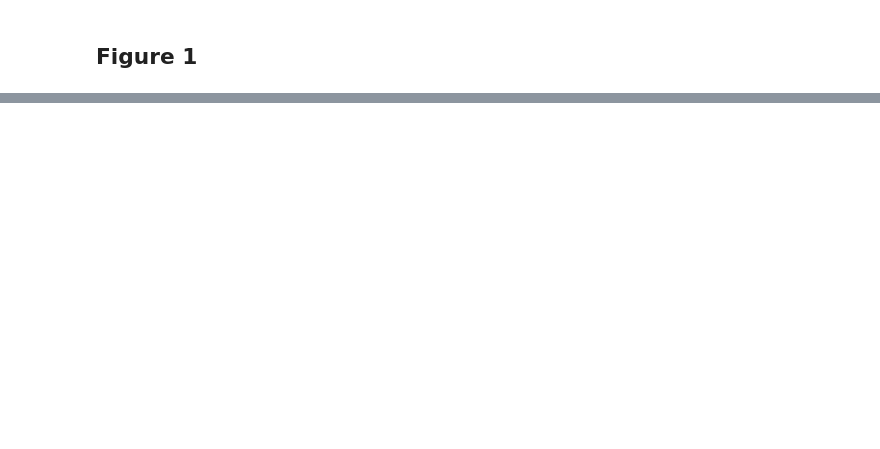
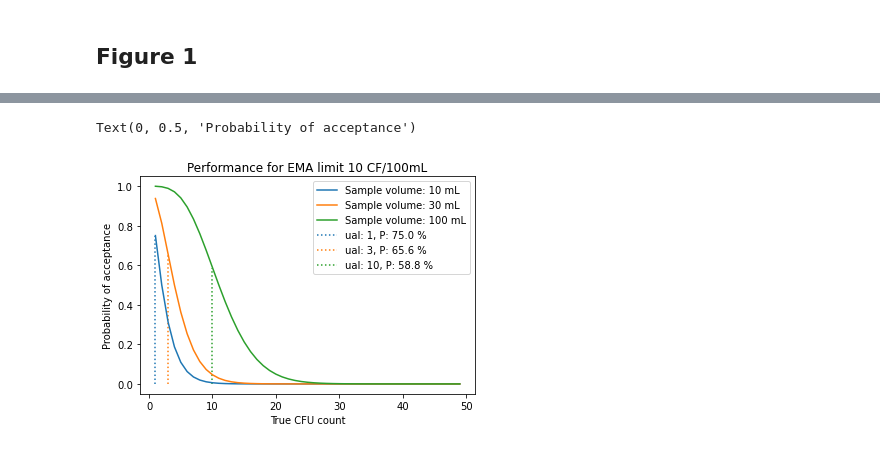
Before and after one commit to MoritzImendoerffer/bioburden_limits, a Jupyter notebook: yang_2013.ipynb, the cells around one changed output, grey strips where cells are left out. Cells and saved outputs as stored; diff of their text form; code cells hidden in the pictures; blank space fills up the shorter version.

```diff
--- a/yang_2013.ipynb
+++ b/yang_2013.ipynb
@@ -45,0 +125,48 @@ Text(0, 0.5, 'Probability')
+# %%
+"""
+This figure is an alternative representation to those from the paper. Results match those from the paper.
+I do not like the representation. It is not intuitive to my understanding.
+"""
+volumes = np.array([10, 30, 100])  # mL
+ual = np.array([1, 3, 10])  # MCU/100mL
+
+fix, ax = plt.subplots(ncols=1)
+xhat = np.arange(1,50)
+#xhat = np.linspace(0, 70, 100)
+true_mu = 10  # CFU/100mL
+var = 2*true_mu
+for i, vol in enumerate(volumes):
+    p_acc_list = []
+    for mu in xhat:
+        var = 2*mu
+        # reparameterize to match scipy's nb function
+        p = mu / var
+        n = mu**2 / (var - mu)  # equivalent to n = mu * p / (1-p)
+        p_adj = p*vol/100
+        p_adj = p
+        nb = stats.nbinom(n=n, p=p_adj)
+        p_acc_list.append(nb.cdf(ual[i]))
+
+    ax.plot(xhat, p_acc_list, label=f'Sample volume: {vol} mL', color=plt.cm.tab10(i))
+    #ax.bar(xhat, nb.pmf(xhat), alpha=0.4)
+    #ax.plot(xhat, nb.sf(xhat), color=plt.cm.tab10(i), linestyle='--', label=f'sample volume: {volumes[i]}')
+    mu = ual[i]
+    var = 2*mu
+    # reparameterize to match scipy's nb function
+    p = mu / var
+    n = mu**2 / (var - mu)  # equivalent to n = mu * p / (1-p)
+    nb = stats.nbinom(n=n, p=p)
+    p = nb.cdf(ual[i])
+    ax.vlines(ymin=0,
+              ymax=p,
+              x=ual[i],
+              color=plt.cm.tab10(i),
+              linestyle=':' ,
+              label=f'ual: {ual[i]}, P: {p*100:0.1f} %')
+ax.legend(loc=1)
+ax.set_title('Performance for EMA limit 10 CF/100mL')
+ax.set_xlabel('True CFU count')
+ax.set_ylabel('Probability of acceptance')
+# %% [output]
+Text(0, 0.5, 'Probability of acceptance')
+[figure, added]
```
Also changed, not shown: parts of 5 cells of this notebook.
